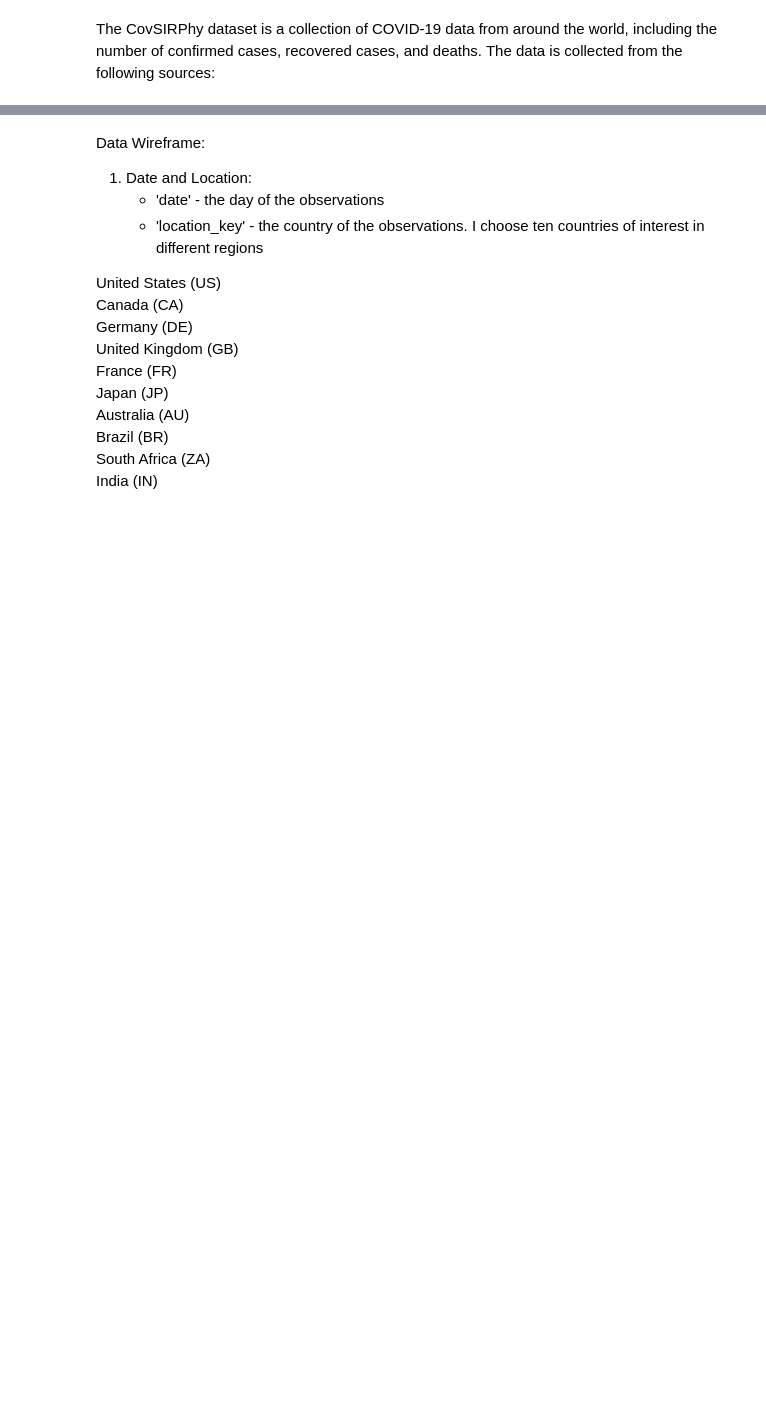
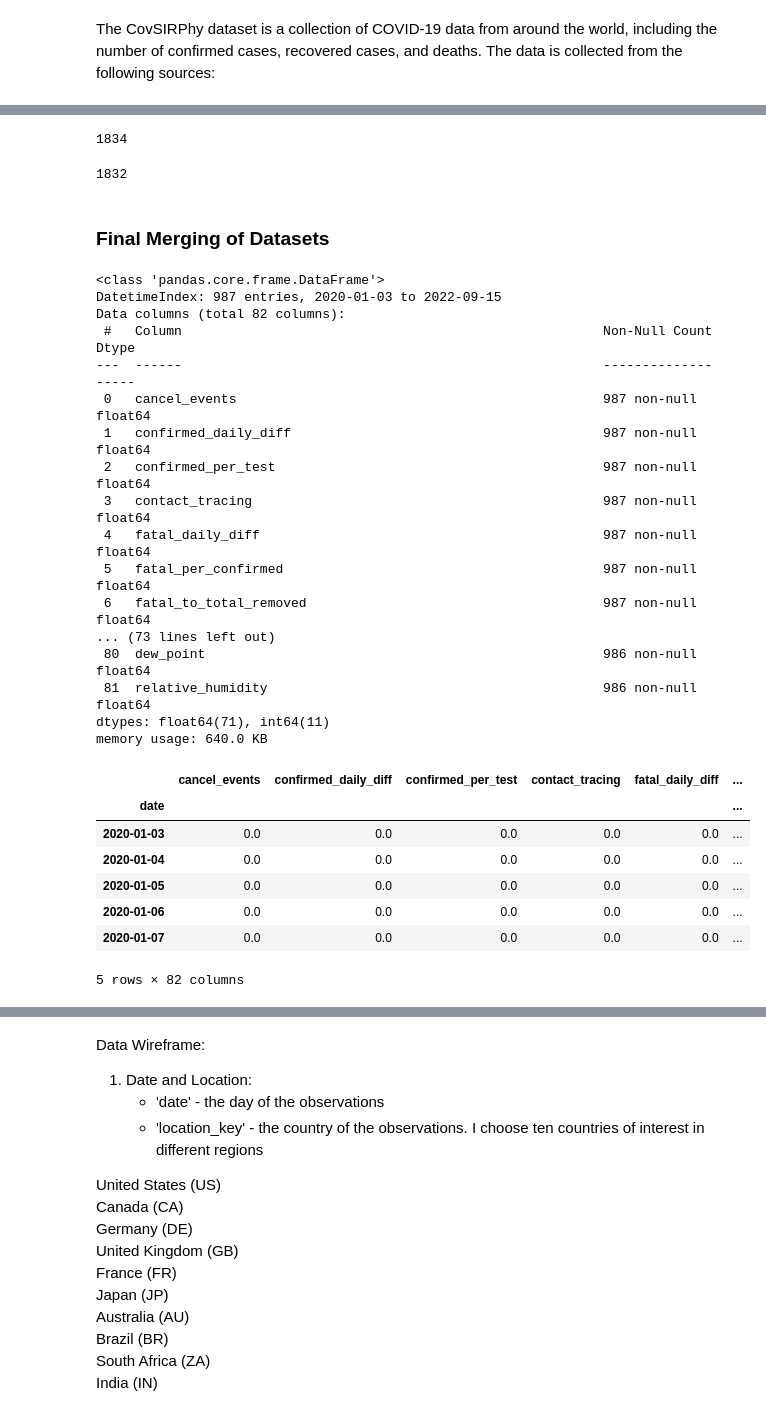
Before and after one commit to scelarek/CovidCast, a Jupyter notebook: Capstone/Main File.ipynb, the cells around one changed output, grey strips where cells are left out. Cells and saved outputs as stored; diff of their text form; code cells hidden in the pictures; blank space fills up the shorter version.

```diff
--- a/Capstone/Main File.ipynb
+++ b/Capstone/Main File.ipynb
@@ -428,0 +459,54 @@ dtype: int64
+# %%
+# Calculate the number of common indices between the two dataframes.
+len(disease_df.index) + len(gov_response_df.index) - len(disease_df.index.symmetric_difference(gov_response_df.index))
+# %% [output]
+1834
+# %%
+# Identify columns common to 'disease_df' and 'gov_response_df'.
+list_of_same_columns = disease_df.columns[disease_df.columns.isin(gov_response_df.columns)]
+
+# Count duplicate rows when the common columns of the two dataframes are concatenated.
+pd.concat([disease_df[list_of_same_columns], gov_response_df[list_of_same_columns]]).duplicated().sum()
+# %% [output]
+1832
+# %%
+# Remove the common columns from 'gov_response_df'.
+gov_response_df = gov_response_df.drop(columns = list_of_same_columns)
+# %% [markdown]
+### Final Merging of Datasets
+# %%
+# Create a list of dataframes to be merged
+time_series_dfs = [disease_df, hospitalizations_df, mobility_df, gov_response_df, weather_df]
+
+# Use functools.reduce to merge all dataframes in the list on 'date' column, with 'left' join method
+master_df = functools.reduce(lambda a, b: pd.merge(a, b, how='left', right_on='date', left_on='date'), time_series_dfs)
+
+# Display summary and first few rows of the master dataframe
+master_df.info()
+master_df.head()
+# %% [output]
+<class 'pandas.core.frame.DataFrame'>
+DatetimeIndex: 987 entries, 2020-01-03 to 2022-09-15
+Data columns (total 82 columns):
+ #   Column                                                      Non-Null Count  Dtype
+---  ------                                                      --------------  -----
+ 0   cancel_events                                               987 non-null    float64
+ 1   confirmed_daily_diff                                        987 non-null    float64
+ 2   confirmed_per_test                                          987 non-null    float64
+ 3   contact_tracing                                             987 non-null    float64
+ 4   fatal_daily_diff                                            987 non-null    float64
+ 5   fatal_per_confirmed                                         987 non-null    float64
+ 6   fatal_to_total_removed                                      987 non-null    float64
+... (73 lines left out)
+ 80  dew_point                                                   986 non-null    float64
+ 81  relative_humidity                                           986 non-null    float64
+dtypes: float64(71), int64(11)
+memory usage: 640.0 KB
+|  | cancel_events | confirmed_daily_diff | confirmed_per_test | contact_tracing | fatal_daily_diff | ... |
+| date |  |  |  |  |  | ... |
+| 2020-01-03 | 0.0 | 0.0 | 0.0 | 0.0 | 0.0 | ... |
+| 2020-01-04 | 0.0 | 0.0 | 0.0 | 0.0 | 0.0 | ... |
+| 2020-01-05 | 0.0 | 0.0 | 0.0 | 0.0 | 0.0 | ... |
+| 2020-01-06 | 0.0 | 0.0 | 0.0 | 0.0 | 0.0 | ... |
+| 2020-01-07 | 0.0 | 0.0 | 0.0 | 0.0 | 0.0 | ... |
+5 rows × 82 columns
```
Also changed, not shown: parts of 38 cells of this notebook, 4 other files.
